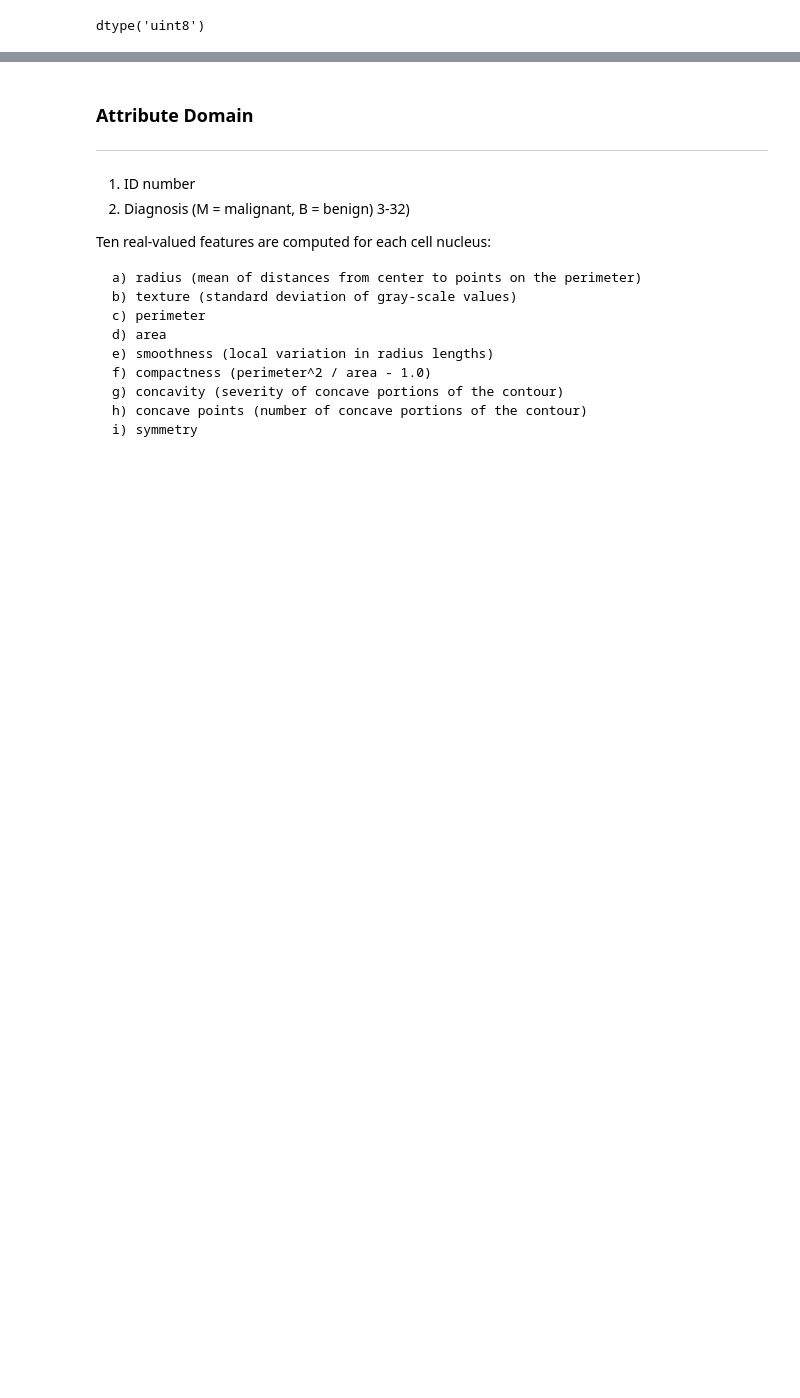
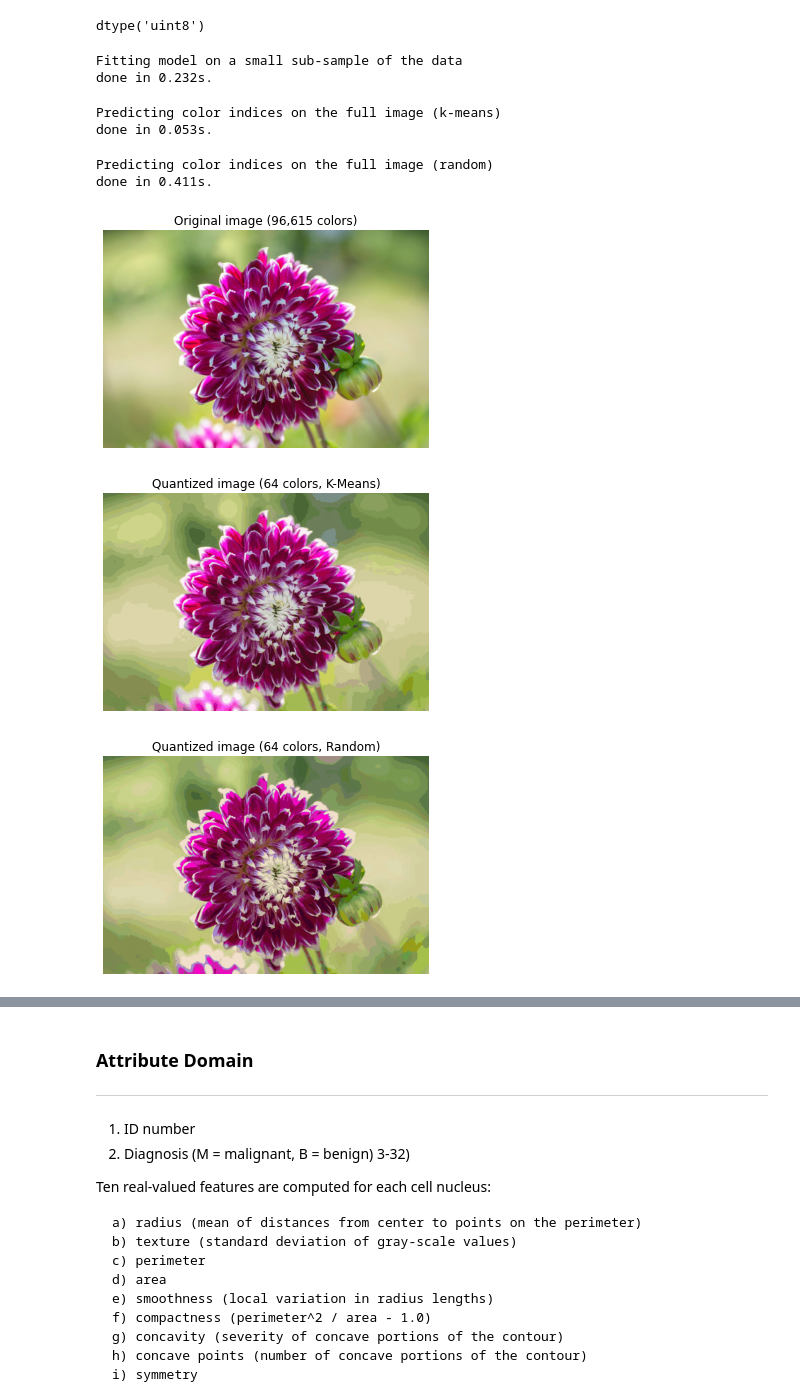
Before and after one commit to johngroves1/Emerging-Technologies-Project, a Jupyter notebook: scikit-learn.ipynb, the cells around one changed output, grey strips where cells are left out. Drawn from its saved outputs; the diff is of its cells as text; code cells hidden in the pictures; blank space fills up the shorter version.

Commit message:
Fixed image on K-means

```diff
--- a/scikit-learn.ipynb
+++ b/scikit-learn.ipynb
@@ -66,6 +62,7 @@ n_colors = 64
 # %%
 # Load the flower photo
 flower_img = load_sample_image('flower.jpg')
+img=mpimg.imread('./Images/flower.jpg')
 # %%
 flower_img.dtype
 # %% [output]
@@ -74,12 +71,12 @@ dtype('uint8')
 # Convert to floats instead of the default 8 bits integer coding. Dividing by
 # 255 is important so that plt.imshow behaves works well on float data (need to
 # be in the range [0-1])
-flower_img = np.array(flower_img, dtype=np.float64) / 255
+img = np.array(img, dtype=np.float64) / 255
 # %%
 # Load Image and transform to a 2D numpy array.
-w, h, d = original_shape = tuple(flower_img.shape)
+w, h, d = original_shape = tuple(img.shape)
 assert d == 3
-image_array = np.reshape(flower_img, (w * h, d))
+image_array = np.reshape(img, (w * h, d))
 # %%
 # Initialize centroids by randomly selecting x amount of data points and assigning them to the image_array_sample
 print("Fitting model on a small sub-sample of the data")
@@ -87,6 +84,9 @@ t0 = time()
 image_array_sample = shuffle(image_array, random_state=0, n_samples=1_000)
 kmeans = KMeans(n_clusters=n_colors, random_state=0).fit(image_array_sample)
 print(f"done in {time() - t0:0.3f}s.")
+# %% [output]
+Fitting model on a small sub-sample of the data
+done in 0.232s.
 # %%
 # Get labels for all points
 # Then using the Kmeans predict method, iterates through each data point until there is no change to the clusters
@@ -94,12 +94,18 @@ print("Predicting color indices on the full image (k-means)")
 t0 = time()
 labels = kmeans.predict(image_array)
 print(f"done in {time() - t0:0.3f}s.")
+# %% [output]
+Predicting color indices on the full image (k-means)
+done in 0.053s.
 # %%
 codebook_random = shuffle(image_array, random_state=0, n_samples=n_colors)
 print("Predicting color indices on the full image (random)")
 t0 = time()
 labels_random = pairwise_distances_argmin(codebook_random, image_array, axis=0)
 print(f"done in {time() - t0:0.3f}s.")
+# %% [output]
+Predicting color indices on the full image (random)
+done in 0.411s.
 # %%
 def recreate_image(codebook, labels, w, h):
     """Recreate the (compressed) image from the code book & labels"""
@@ -107,23 +113,27 @@ def recreate_image(codebook, labels, w, h):
 # %%
 # Display all results, alongside original image
 plt.figure(1)
 plt.clf()
 plt.axis("off")
 plt.title("Original image (96,615 colors)")
-plt.imshow(flower_img)
+plt.imshow(img)
 
 plt.figure(2)
 plt.clf()
 plt.axis("off")
 plt.title(f"Quantized image ({n_colors} colors, K-Means)")
 plt.imshow(recreate_image(kmeans.cluster_centers_, labels, w, h))
 
 plt.figure(3)
 plt.clf()
 plt.axis("off")
 plt.title(f"Quantized image ({n_colors} colors, Random)")
 plt.imshow(recreate_image(codebook_random, labels_random, w, h))
 plt.show()
+# %% [output]
+[figure, added]
+[figure, added]
+[figure, added]
 # %% [markdown]
 # Decision Tree Regression
 ***
```
Also changed, not shown: parts of 19 cells of this notebook, 1 other file.
